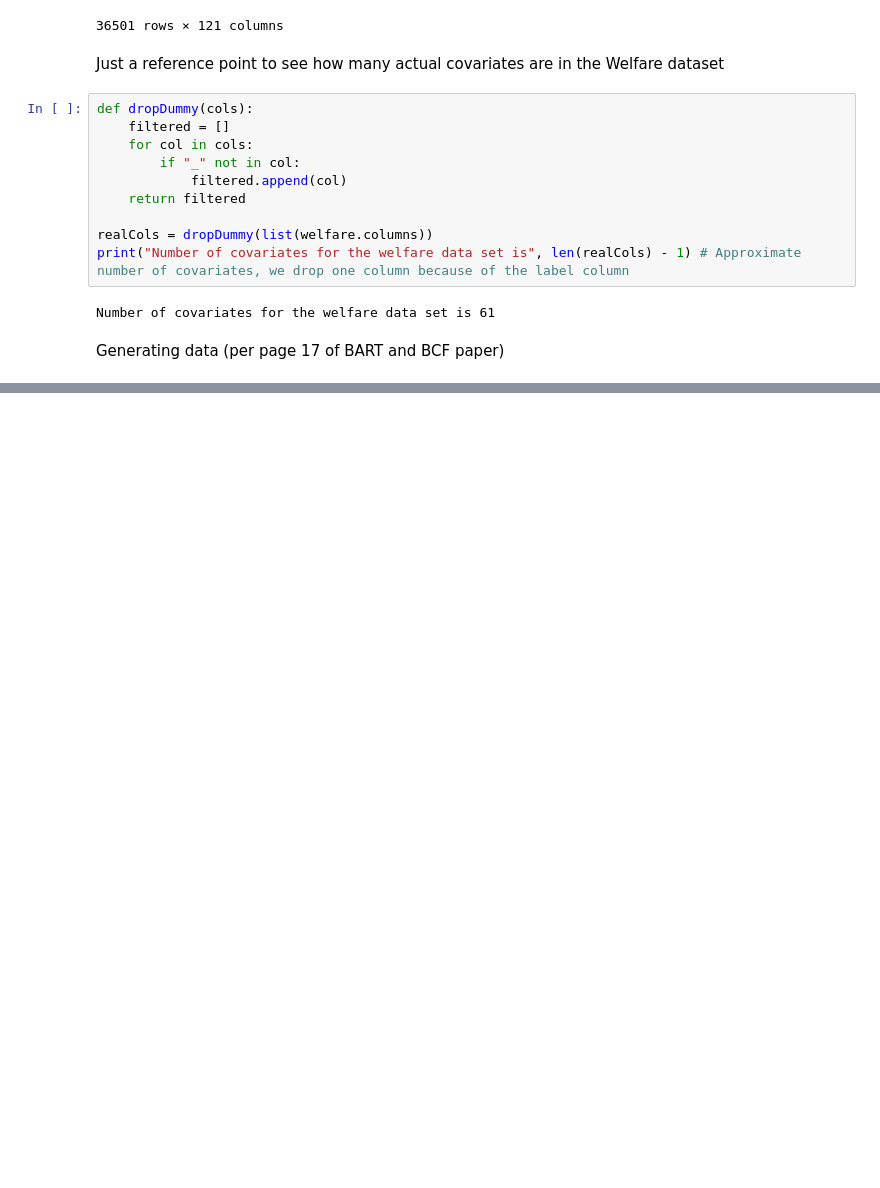
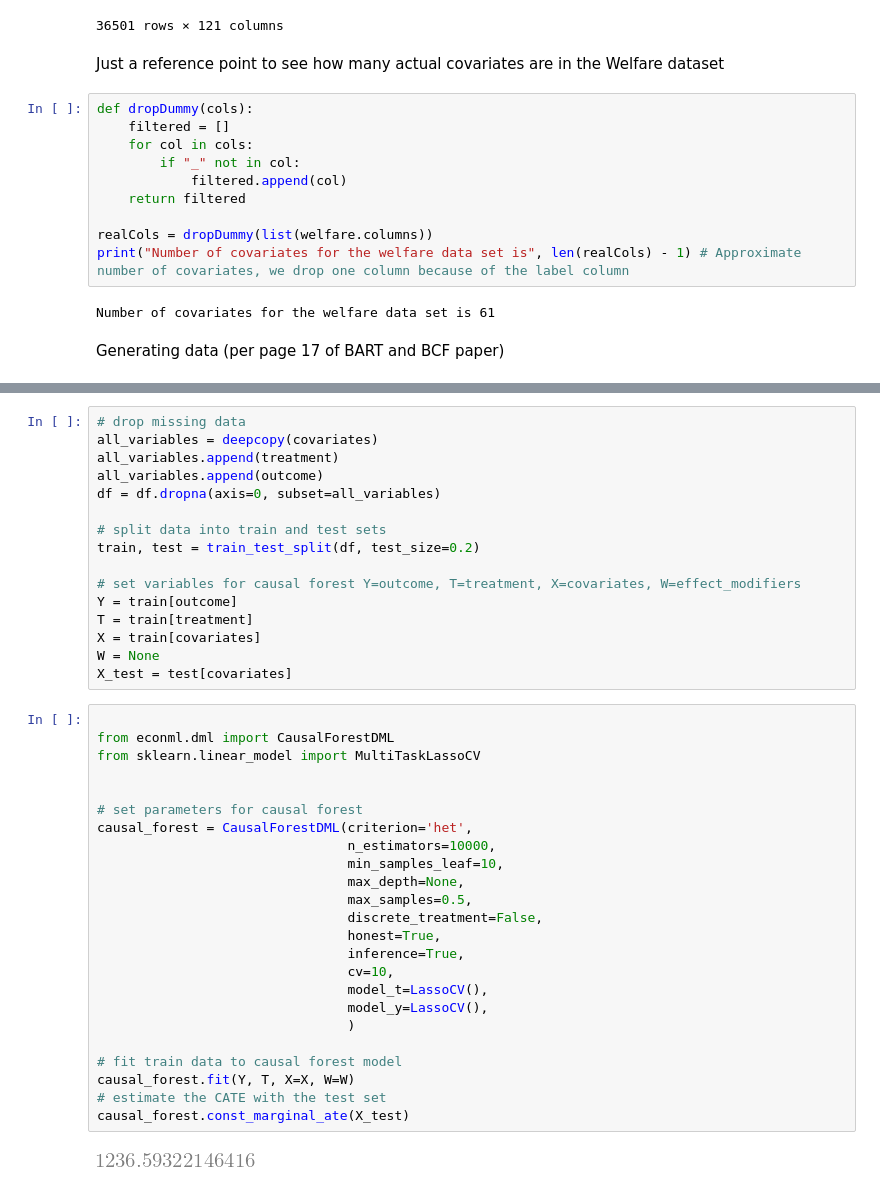
Before and after one commit to mbronckers/ecma_project, a Jupyter notebook: experiment.ipynb, the cells around one changed output, grey strips where cells are left out. Saved outputs shown, nothing was run; the diff lists cells and outputs as text; blank space fills up the shorter version.

```diff
--- a/experiment.ipynb
+++ b/experiment.ipynb
@@ -106,0 +231,42 @@ y, X, trueBetas, featureNames = dgp(effect_type="heterogenous", order=3, treatme
+# %%
+# drop missing data
+all_variables = deepcopy(covariates)
+all_variables.append(treatment)
+all_variables.append(outcome)
+df = df.dropna(axis=0, subset=all_variables)
+
+# split data into train and test sets
+train, test = train_test_split(df, test_size=0.2)
+
+# set variables for causal forest Y=outcome, T=treatment, X=covariates, W=effect_modifiers
+Y = train[outcome]
+T = train[treatment]
+X = train[covariates]
+W = None
+X_test = test[covariates]
+# %%
+
+from econml.dml import CausalForestDML
+from sklearn.linear_model import MultiTaskLassoCV
+
+
+# set parameters for causal forest
+causal_forest = CausalForestDML(criterion='het',
+                                n_estimators=10000,
+                                min_samples_leaf=10,
+                                max_depth=None,
+                                max_samples=0.5,
+                                discrete_treatment=False,
+                                honest=True,
+                                inference=True,
+                                cv=10,
+                                model_t=LassoCV(),
+                                model_y=LassoCV(),
+                                )
+
+# fit train data to causal forest model
+causal_forest.fit(Y, T, X=X, W=W)
+# estimate the CATE with the test set
+causal_forest.const_marginal_ate(X_test)
+# %% [output]
+[figure, added]
```
Also changed, not shown: parts of 16 cells of this notebook, 1 other file.
